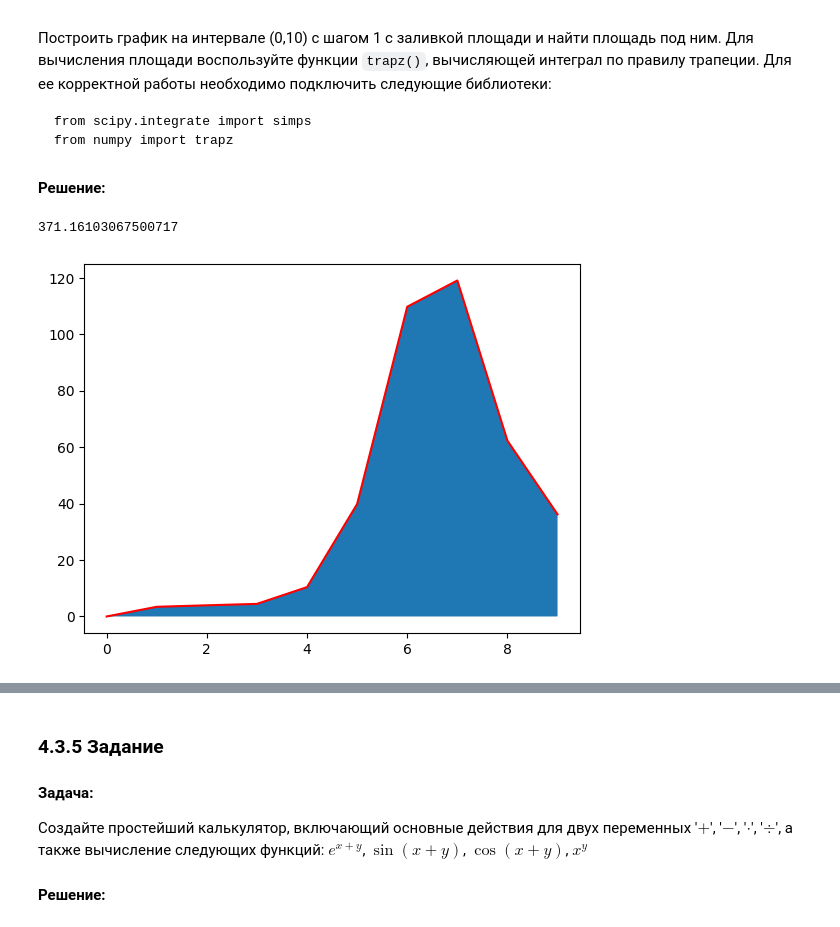
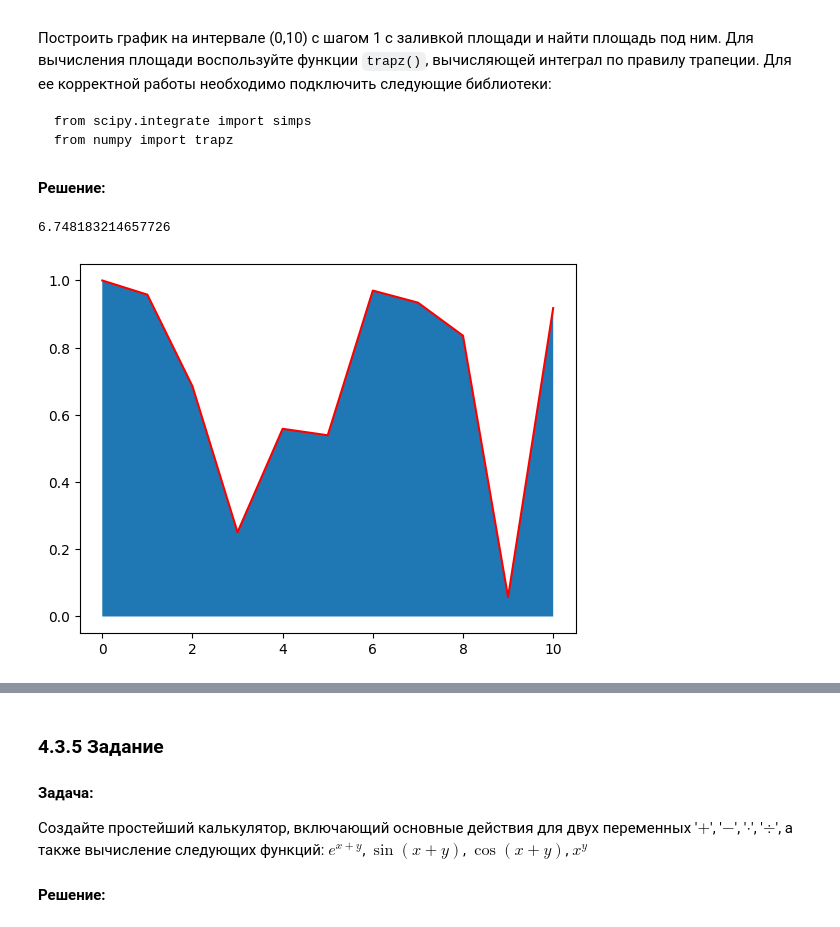
Before and after one commit to burenotti/ai-semester-2, a Jupyter notebook: Рабочая тетрадь №1/solution.ipynb, the cells around one changed output, grey strips where cells are left out. Drawn from its saved outputs; the diff is of its cells as text; code cells hidden in the pictures.

```diff
--- a/Рабочая тетрадь №1/solution.ipynb
+++ b/Рабочая тетрадь №1/solution.ipynb
@@ -436,12 +441,12 @@ plt.scatter(x[:half], y[:half])
 
 #### Решение:
 # %%
-x = np.arange(0, 10, 1)
-y = np.abs(x * np.exp(np.cos(x) + np.log(x + 1)))
+x = np.arange(0, 11, 1)
+y = np.abs(np.cos(x * np.exp(np.cos(x) + np.log(x + 1))))
 
 plt.plot(y, c='r')
 plt.fill_between(x, y)
 print(np.trapz(y))
 # %% [output]
-371.16103067500717
+6.748183214657726
-[figure, old version]
+[figure, new version]
```
Also changed, not shown: parts of 9 cells of this notebook.
